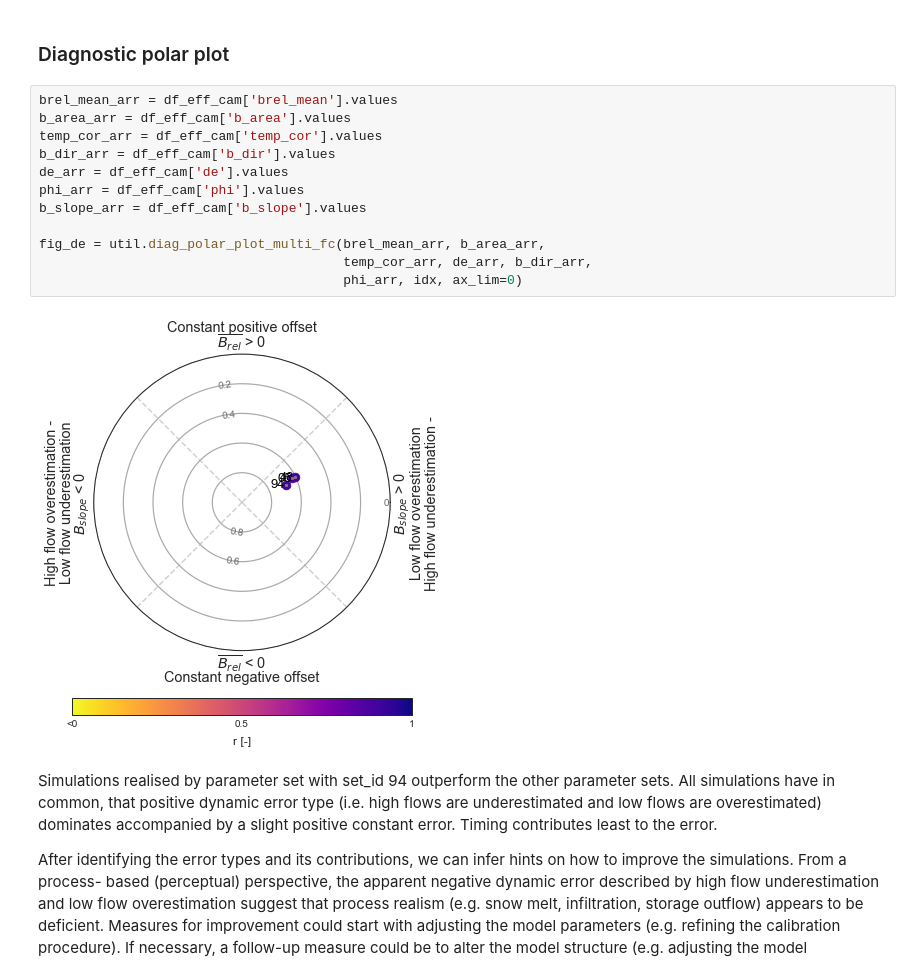
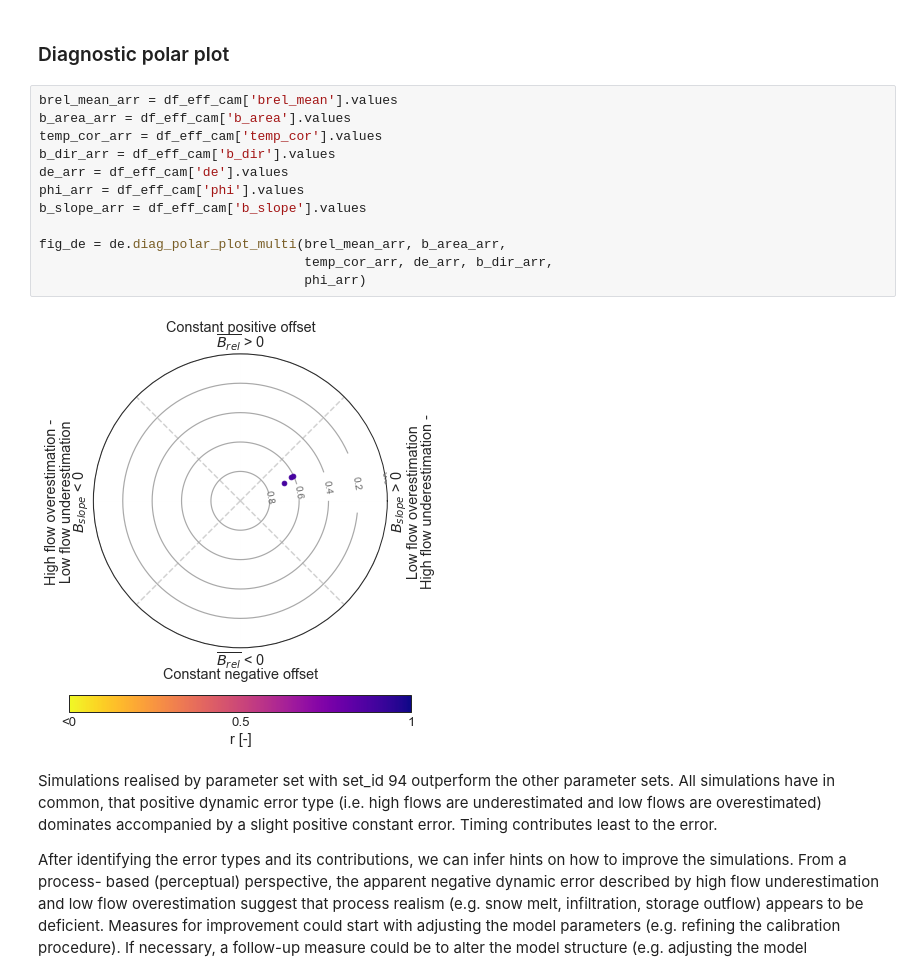
Before and after one commit to Hydrology-IFH/diag-eff, a Jupyter notebook: docs/tutorials/02_real_case_application.ipynb, the cells around one changed output. Cells and saved outputs as stored; diff of their text form.

```diff
--- a/docs/tutorials/02_real_case_application.ipynb
+++ b/docs/tutorials/02_real_case_application.ipynb
@@ -217,17 +217,17 @@ df_eff_cam.iloc[2, 10] = nse.calc_nse(obs_arr, sim_arr)
 # %%
 brel_mean_arr = df_eff_cam['brel_mean'].values
 b_area_arr = df_eff_cam['b_area'].values
 temp_cor_arr = df_eff_cam['temp_cor'].values
 b_dir_arr = df_eff_cam['b_dir'].values
 de_arr = df_eff_cam['de'].values
 phi_arr = df_eff_cam['phi'].values
 b_slope_arr = df_eff_cam['b_slope'].values
 
-fig_de = util.diag_polar_plot_multi_fc(brel_mean_arr, b_area_arr,
-                                       temp_cor_arr, de_arr, b_dir_arr,
-                                       phi_arr, idx, ax_lim=0)
+fig_de = de.diag_polar_plot_multi(brel_mean_arr, b_area_arr,
+                                  temp_cor_arr, de_arr, b_dir_arr,
+                                  phi_arr)
 # %% [output]
-[figure, old version]
+[figure, new version]
 # %% [markdown]
 Simulations realised by parameter set with set_id 94 outperform the other parameter sets. All simulations have in common, that positive dynamic error type (i.e. high flows are underestimated and low flows are overestimated) dominates accompanied by a slight positive constant error. Timing contributes least to the error.
 
```
Also changed, not shown: parts of 1 cell of this notebook, 10 other files.
